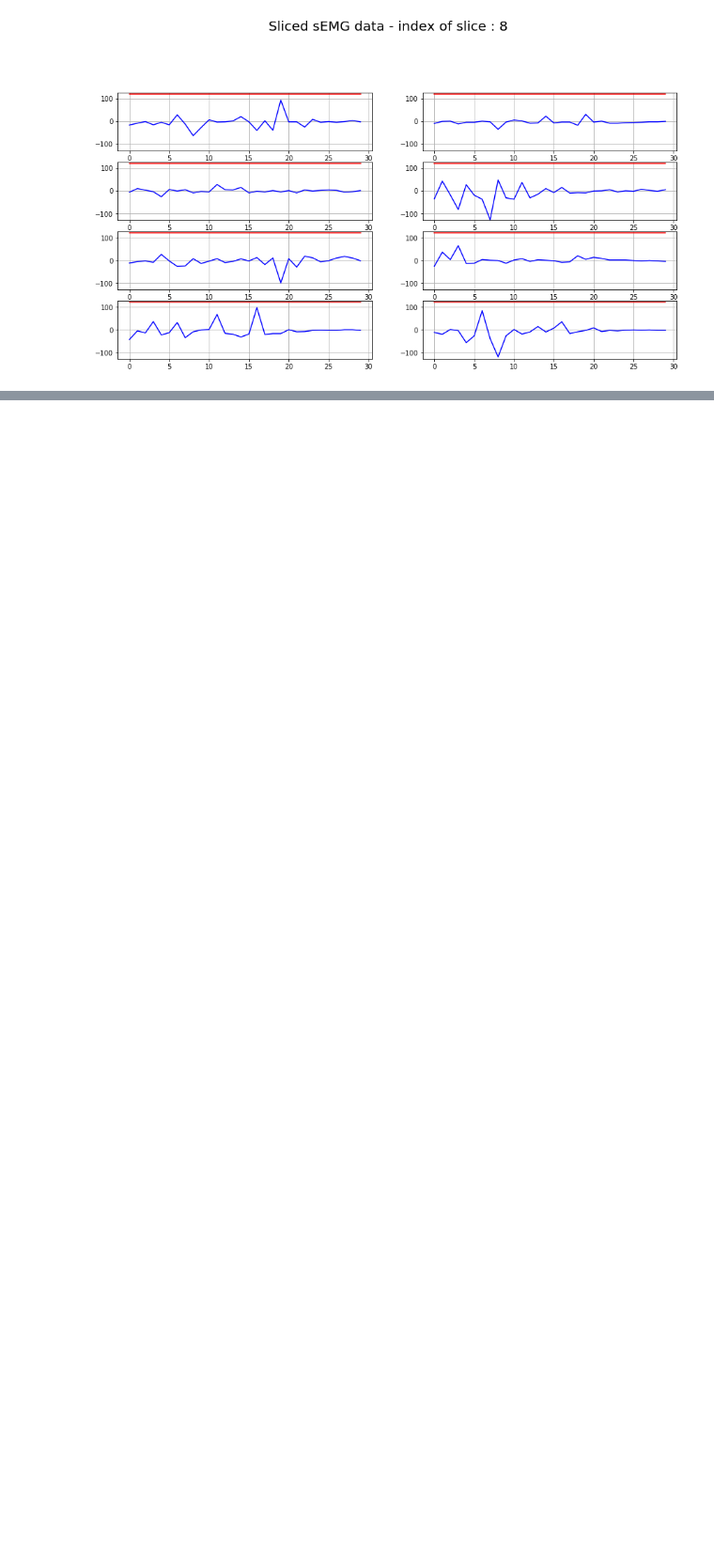
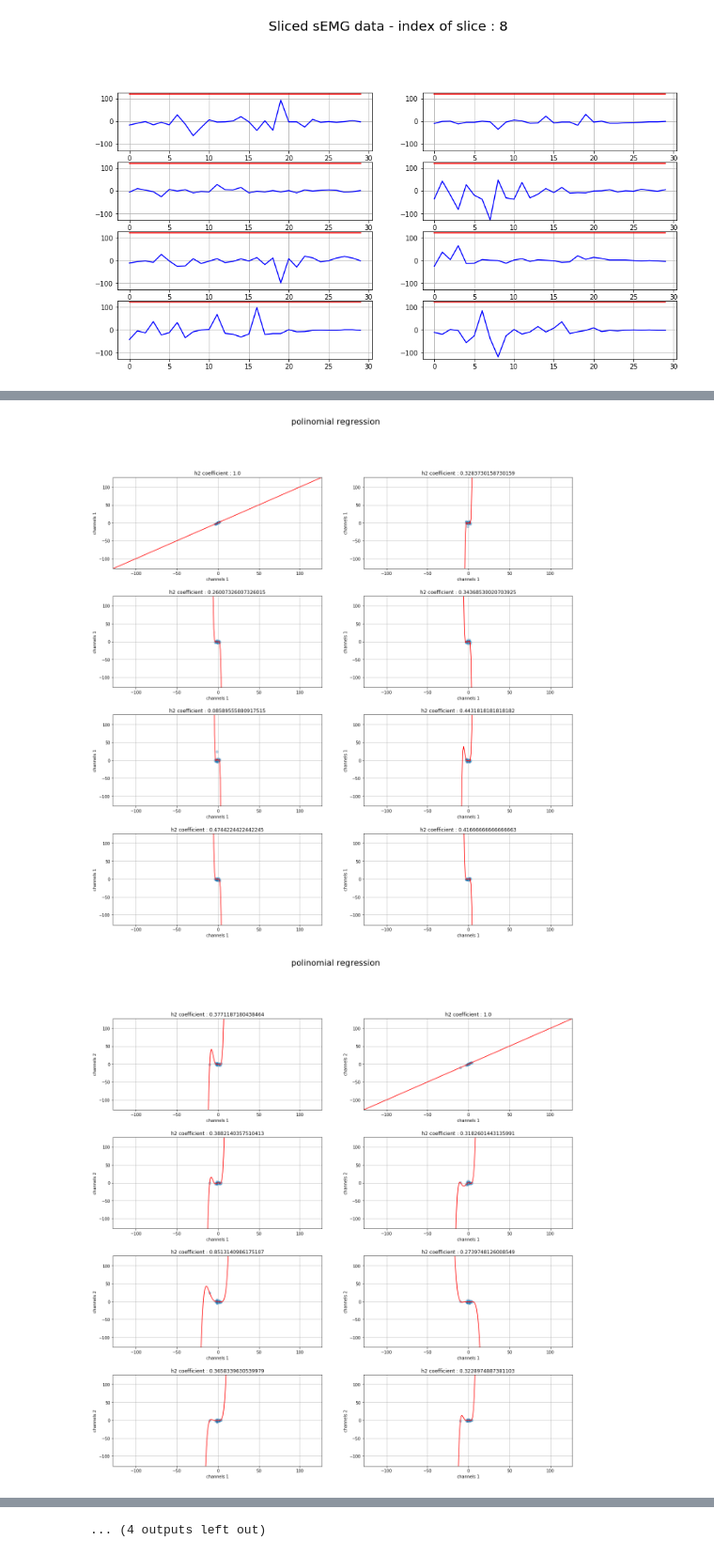
Before and after one commit to ssaru/TIL, a Jupyter notebook: Artificial_Intelligence/Signal_processing/Nonlinear correlation coefficient.ipynb, the cells around one changed output, grey strips where cells are left out. Shown at 94% size. Drawn from its saved outputs; the diff is of its cells as text; code cells hidden in the pictures; blank space fills up the shorter version.

```diff
--- a/Artificial_Intelligence/Signal_processing/Nonlinear correlation coefficient.ipynb
+++ b/Artificial_Intelligence/Signal_processing/Nonlinear correlation coefficient.ipynb
@@ -414,0 +273,74 @@ TypeError: 'NoneType' object is not callable
+# %%
+import numpy as np
+from sklearn.preprocessing import PolynomialFeatures
+from sklearn.linear_model import LinearRegression
+from sklearn.pipeline import make_pipeline
+from scipy import interpolate
+
+def polinomial(x: np.ndarray, y: np.ndarray, degree: int) :
+    """
+    https://stats.stackexchange.com/questions/365359/algorithms-to-model-non-linear-relationship-between-two-vectors
+    """
+    model = make_pipeline(PolynomialFeatures(degree=degree), LinearRegression())
+    model.fit(x.reshape(-1, 1), y)
+
+    return model
+
+def piecewise_linear(x: np.ndarray, y: np.ndarray):
+    """
+    https://stats.stackexchange.com/questions/365359/algorithms-to-model-non-linear-relationship-between-two-vectors
+    https://docs.scipy.org/doc/scipy/reference/generated/scipy.interpolate.splrep.html#scipy.interpolate.splrep
+    """
+
+    tck = interpolate.splrep(x, y, k=1, s=1, t = [35])
+
+    return tck, interpolate.splev
+
+def h2_coefficient(model, x: np.ndarray, y: np.ndarray):
+
+    y_mean = np.sum(y)/y.size
+    power_y = np.sum(np.power(y, 2))
+    model_y_sigma = np.sum(np.power(y - model.predict(x.reshape(-1, 1)), 2))
+    coefficient = (power_y - model_y_sigma) / power_y
+
+    return coefficient
+
+seed = np.linspace(-128, 128, num=255, dtype=np.int)
+
+for i in range(num_slicedEMG):
+    if i == 2:
+        break
+
+    for j in range(sensor_channels):
+        fig = plt.figure(figsize=(20,20))
+        fig.suptitle("polinomial regression", fontsize=20)
+
+        for k in range(sensor_channels):
+            polinomial_model = polinomial(np.array(sEMGs[j][i]), np.array(sEMGs[k][i]), 5)
+            h2 = h2_coefficient(polinomial_model, np.array(sEMGs[j][i]), np.array(sEMGs[k][i]))
+
+            plt.subplot(4, 2, k+1)
+            plt.scatter(sEMGs[j][i], sEMGs[k][i], alpha = .3, label = 'Data')
+            plt.plot(seed, polinomial_model.predict(seed.reshape(-1, 1)), color='red', label = 'Model(Polinomial)')
+            plt.xlabel("channels {}".format(1))
+            plt.ylabel("channels {}".format(j+1))
+            plt.xlim([-128, 127])
+            plt.ylim([-128, 127])
+            plt.title("h2 coefficient : {}".format(h2))
+            plt.grid()
+            plt.subplots_adjust(hspace=0.3)
+
+        plt.show()
+
+confusion_matrix = [[list() for i in range(sensor_channels)] for j in range(num_slicedEMG)]
+
+for i in range(num_slicedEMG):
+
+    for j in range(sensor_channels):
+        for k in range(sensor_channels):
+            polinomial_model = polinomial(np.array(sEMGs[j][i]), np.array(sEMGs[k][i]), 5)
+            h2 = h2_coefficient(polinomial_model, np.array(sEMGs[j][i]), np.array(sEMGs[k][i]))
+            confusion_matrix[i][j].append(h2)
+# %% [output]
+[figure, added]
+[figure, added]
@@ -415 +357,2 @@ TypeError: 'NoneType' object is not callable
+... (4 outputs left out)
 # %%
```
Also changed, not shown: parts of 7 cells of this notebook.
